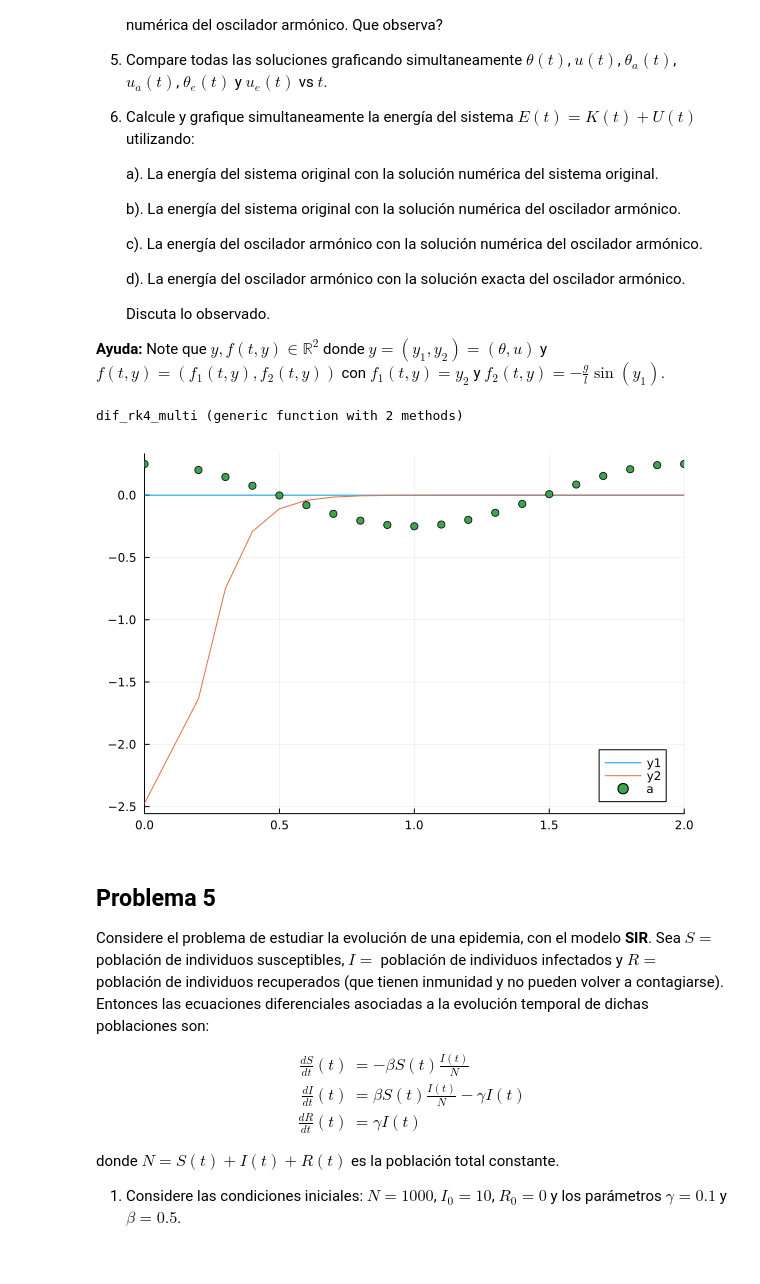
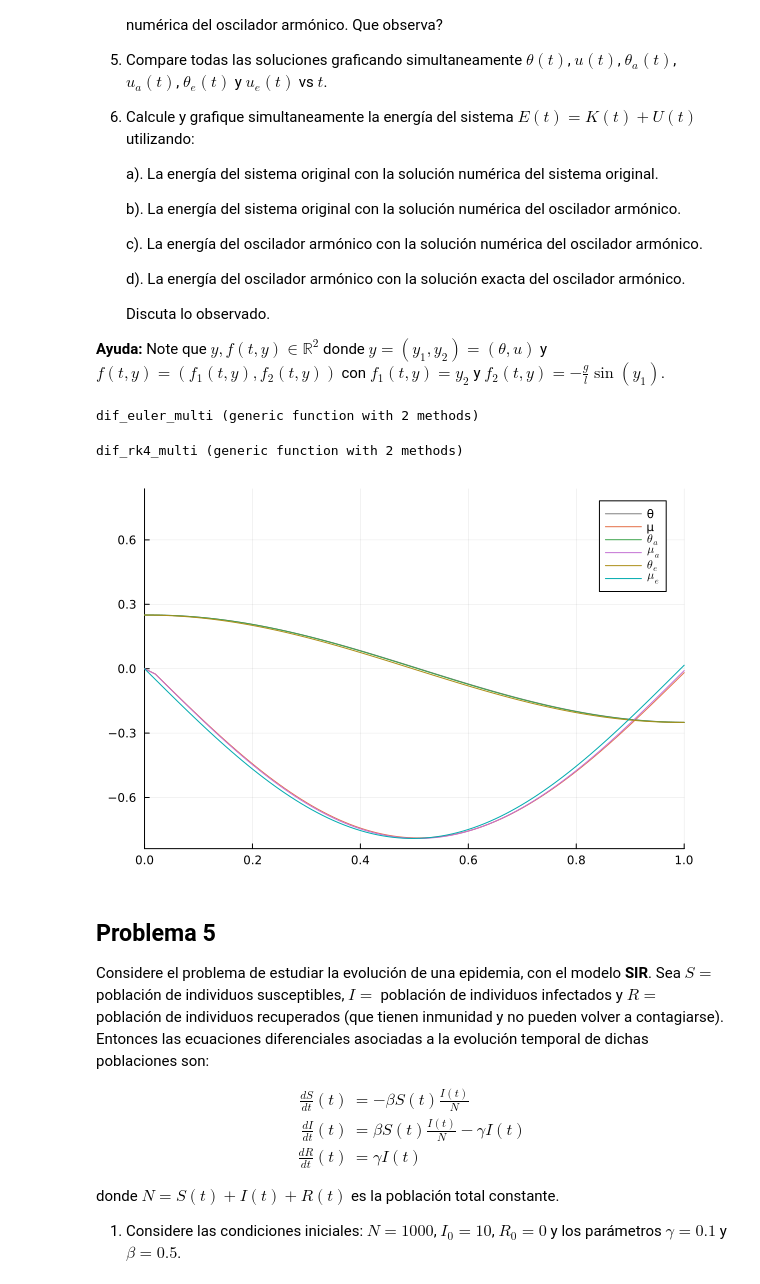
Before and after one commit to CuteS3al/Metodos-2024, a Jupyter notebook: Guia7/guia-7-2024.ipynb, the cells around one changed output. Drawn from its saved outputs; the diff is of its cells as text; code cells hidden in the pictures.

```diff
--- a/Guia7/guia-7-2024.ipynb
+++ b/Guia7/guia-7-2024.ipynb
@@ -258,42 +233,55 @@ la cual admite solución exacta $\theta_e(t) = \theta_0 \cos(\omega t)$ con $\om
     Discuta lo observado.
 
 **Ayuda:** Note que $y,f(t,y)\in \mathbb{R}^2$ donde $y=(y_1,y_2)=(\theta,u)$ y $f(t,y)=(f_1(t,y),f_2(t,y))$ con $f_1(t,y)=y_2$ y $f_2(t,y)=-\frac{g}{l}\sin(y_1)$.
+# %%
+function dif_euler_multi(f,a,b,y0,h,p=nothing)
+    n = round(Int,(b-a)/h)
+
+    vec_w=zeros(length(y0),n)
+    vec_t=zeros(n)
+
+    vec_w[:,1]=y0
+    vec_t[1]=a
+
+    for i in 2:1:n
+        vec_t[i]=vec_t[i-1]+h
+        vec_w[:,i]=paso_euler(f,vec_w[:,i-1],vec_t[i-1],h,p)
+    end
+
+    return vec_w,vec_t
+
+
+end
+# %% [output]
+dif_euler_multi (generic function with 2 methods)
 # %%
 function dif_rk4_multi(f,a,b,y0,h,p=nothing)
     N = round(Int,(b-a)/h)
 
-    vec_w=Array{Float64}(undef,N+1,length(y0))
-    vec_t=Vector{Float64}(undef,N+1)
+    vec_w=zeros(N,length(y0))
+    vec_t=zeros(N)
 
     vec_w[1,:]=y0
     vec_t[1]=a
 
-    for i in 2:1:N+1
+    for i in 2:1:N
         vec_t[i]=a+i*h
 
-        k1= f(vec_w[i-1,:]            ,   vec_t[i-1]    ,p).*h
-        k2= f(vec_w[i-1,:].+(k1./2)   ,   vec_t[i-1]+h/2,p).*h
-        k3= f(vec_w[i-1,:].+(k2./2)   ,   vec_t[i-1]+h/2,p).*h
-        k4= f(vec_w[i-1,:].+k3        ,   vec_t[i]      ,p).*h
+        k1= f(vec_w[i-1,:]           ,   vec_t[i-1]    ,p).*h
+        k2= f(vec_w[i-1,:]+(k1./2)   ,   vec_t[i-1]+h/2,p).*h
+        k3= f(vec_w[i-1,:]+(k2./2)   ,   vec_t[i-1]+h/2,p).*h
+        k4= f(vec_w[i-1,:]+k3        ,   vec_t[i]      ,p).*h
 
-        vec_w[i,:]= vec_w[i-1,:] .+ (k1.+(k2.*2).+(k3.*2).+k4) ./ 6
+        vec_w[i,:]= vec_w[i-1,:] + (k1 + (k2.*2) + (k3.*2) +k4)./6
 
     end
 
     return vec_w,vec_t
 
-end #Creo que no funca pa verga, o ni entiendo como mierda sacar los datos de esto lol.
+end
 # %% [output]
 dif_rk4_multi (generic function with 2 methods)
-# %%
-G(u,t,p)=(u[1],-10*sin(u[2]))
-θe(t)=0.25*cos(sqrt(10)*t)
-
-p=[10,1]
-coeficientes,vec_t=dif_rk4_multi(G,0,10,[0 , -10*sin(0.25)] ,0.1,[10,1])
-
-plot(vec_t,coeficientes[:,1],xlimit=(0,2))
-plot!(vec_t,coeficientes[:,2])
-scatter!(vec_t,θe.(vec_t),label="a")
-# %% [output]
-[figure, removed]
+# %%
+p=[10,1]
+G(u,t,p)=[u[2],-p[1]*sin(u[1])/p[2]]
+θ,vec_t=dif_rk4_multi(G,0,10,[0.25,0],0.01,p);
@@ -300,3 +291,17 @@ scatter!(vec_t,θe.(vec_t),label="a")
+# %%
+d2θarm(u,t,p)=[u[2],-p[1]*u[1]/p[2]]
+θa= dif_rk4_multi(d2θarm,0,10,[0.25,0],0.01,p)[1];
+# %%
+plot(vec_t,θ[:,1],label="θ",xlim=(0,1),color=:grey)
+plot!(vec_t,θ[:,2],label="μ")
+
+plot!(vec_t,θa[:,1],label=L"θ_a")
+plot!(vec_t,θa[:,2],label=L"μ_a")
+
+plot!(vec_t,θe.(vec_t),label=L"θ_e")
+plot!(vec_t,μe.(vec_t),label=L"μ_e")
+# %% [output]
+[figure, added]
 # %% [markdown]
 ## Problema 5
 
```
Also changed, not shown: parts of 10 cells of this notebook.
